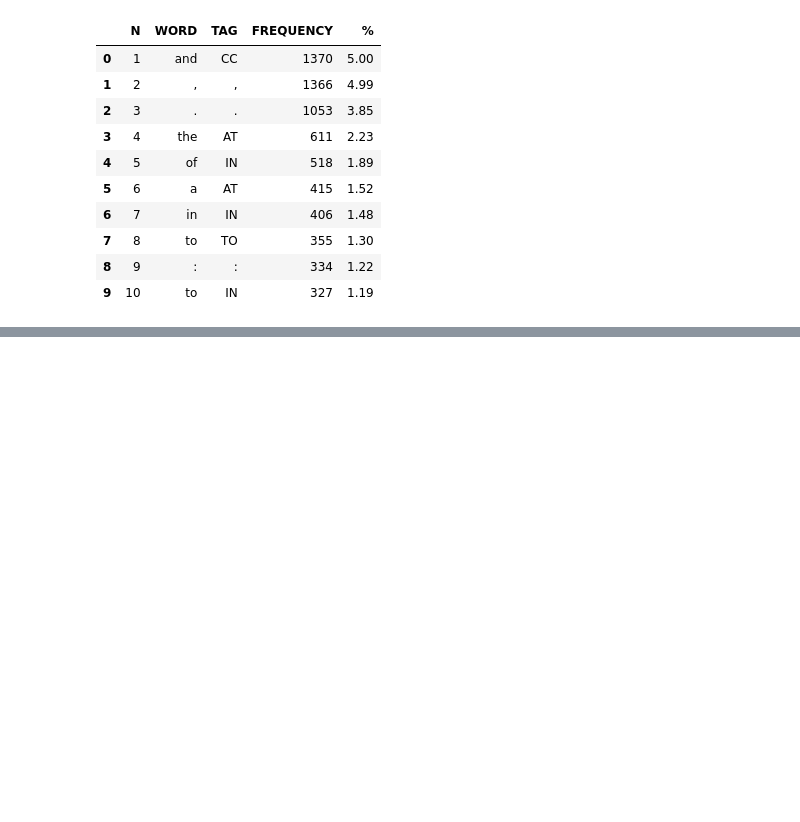
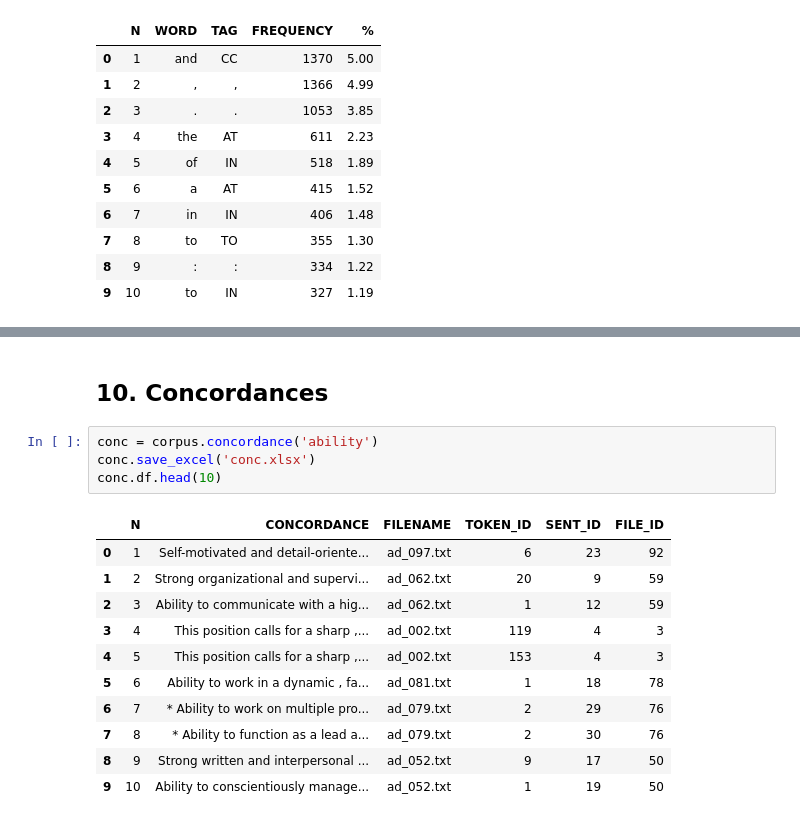
Before and after one commit to ilexistools/kitconc-usage, a Jupyter notebook: basics.ipynb, the cells around one changed output, grey strips where cells are left out. Saved outputs shown, nothing was run; the diff lists cells and outputs as text; blank space fills up the shorter version.

```diff
--- a/basics.ipynb
+++ b/basics.ipynb
@@ -164,0 +183,18 @@ wt.df.head(10)
+# %% [markdown]
+## **10. Concordances**
+# %%
+conc = corpus.concordance('ability')
+conc.save_excel('conc.xlsx')
+conc.df.head(10)
+# %% [output]
+|  | N | CONCORDANCE | FILENAME | TOKEN_ID | SENT_ID | FILE_ID |
+| 0 | 1 | Self-motivated and detail-oriente... | ad_097.txt | 6 | 23 | 92 |
+| 1 | 2 | Strong organizational and supervi... | ad_062.txt | 20 | 9 | 59 |
+| 2 | 3 | Ability to communicate with a hig... | ad_062.txt | 1 | 12 | 59 |
+| 3 | 4 | This position calls for a sharp ,... | ad_002.txt | 119 | 4 | 3 |
+| 4 | 5 | This position calls for a sharp ,... | ad_002.txt | 153 | 4 | 3 |
+| 5 | 6 | Ability to work in a dynamic , fa... | ad_081.txt | 1 | 18 | 78 |
+| 6 | 7 | * Ability to work on multiple pro... | ad_079.txt | 2 | 29 | 76 |
+| 7 | 8 | * Ability to function as a lead a... | ad_079.txt | 2 | 30 | 76 |
+| 8 | 9 | Strong written and interpersonal ... | ad_052.txt | 9 | 17 | 50 |
+| 9 | 10 | Ability to conscientiously manage... | ad_052.txt | 1 | 19 | 50 |
```
Also changed, not shown: parts of 2 cells of this notebook.
